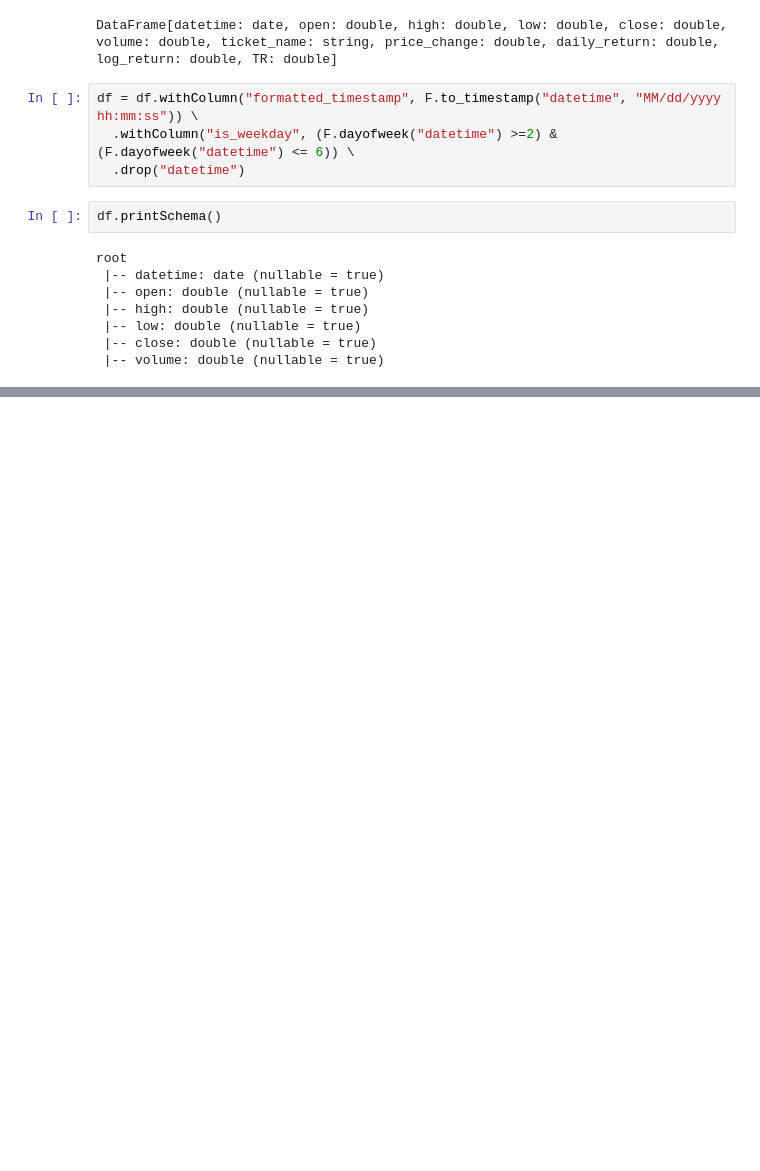
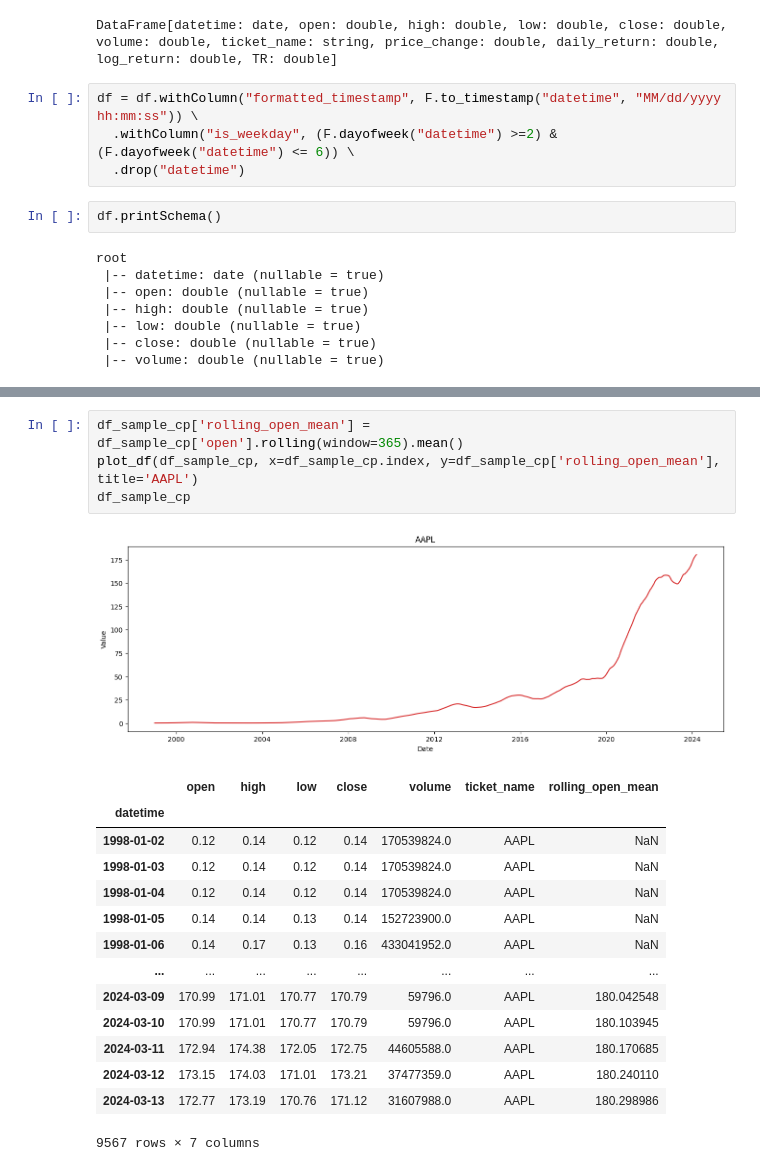
Before and after one commit to ndbaolam/Stock-Prediction, a Jupyter notebook: notebooks/spark.ipynb, the cells around one changed output, grey strips where cells are left out. Saved outputs shown, nothing was run; the diff lists cells and outputs as text; blank space fills up the shorter version.

```diff
--- a/notebooks/spark.ipynb
+++ b/notebooks/spark.ipynb
@@ -116,0 +155,20 @@ plot_df(aapl_df, x=aapl_df['datetime'], y=aapl_df['open'], title='APPLE')
+# %%
+df_sample_cp['rolling_open_mean'] = df_sample_cp['open'].rolling(window=365).mean()
+plot_df(df_sample_cp, x=df_sample_cp.index, y=df_sample_cp['rolling_open_mean'], title='AAPL')
+df_sample_cp
+# %% [output]
+[figure, added]
+|  | open | high | low | close | volume | ticket_name | rolling_open_mean |
+| datetime |  |  |  |  |  |  |  |
+| 1998-01-02 | 0.12 | 0.14 | 0.12 | 0.14 | 170539824.0 | AAPL | NaN |
+| 1998-01-03 | 0.12 | 0.14 | 0.12 | 0.14 | 170539824.0 | AAPL | NaN |
+| 1998-01-04 | 0.12 | 0.14 | 0.12 | 0.14 | 170539824.0 | AAPL | NaN |
+| 1998-01-05 | 0.14 | 0.14 | 0.13 | 0.14 | 152723900.0 | AAPL | NaN |
+| 1998-01-06 | 0.14 | 0.17 | 0.13 | 0.16 | 433041952.0 | AAPL | NaN |
+| ... | ... | ... | ... | ... | ... | ... | ... |
+| 2024-03-09 | 170.99 | 171.01 | 170.77 | 170.79 | 59796.0 | AAPL | 180.042548 |
+| 2024-03-10 | 170.99 | 171.01 | 170.77 | 170.79 | 59796.0 | AAPL | 180.103945 |
+| 2024-03-11 | 172.94 | 174.38 | 172.05 | 172.75 | 44605588.0 | AAPL | 180.170685 |
+| 2024-03-12 | 173.15 | 174.03 | 171.01 | 173.21 | 37477359.0 | AAPL | 180.240110 |
+| 2024-03-13 | 172.77 | 173.19 | 170.76 | 171.12 | 31607988.0 | AAPL | 180.298986 |
+9567 rows × 7 columns
```
Also changed, not shown: parts of 15 cells of this notebook, 12 other files.
